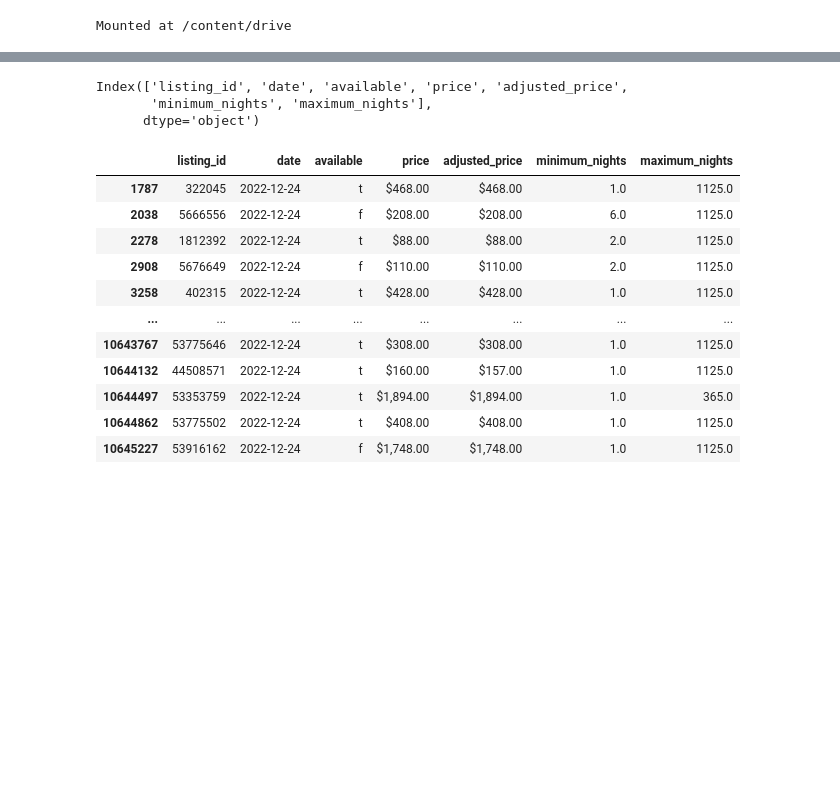
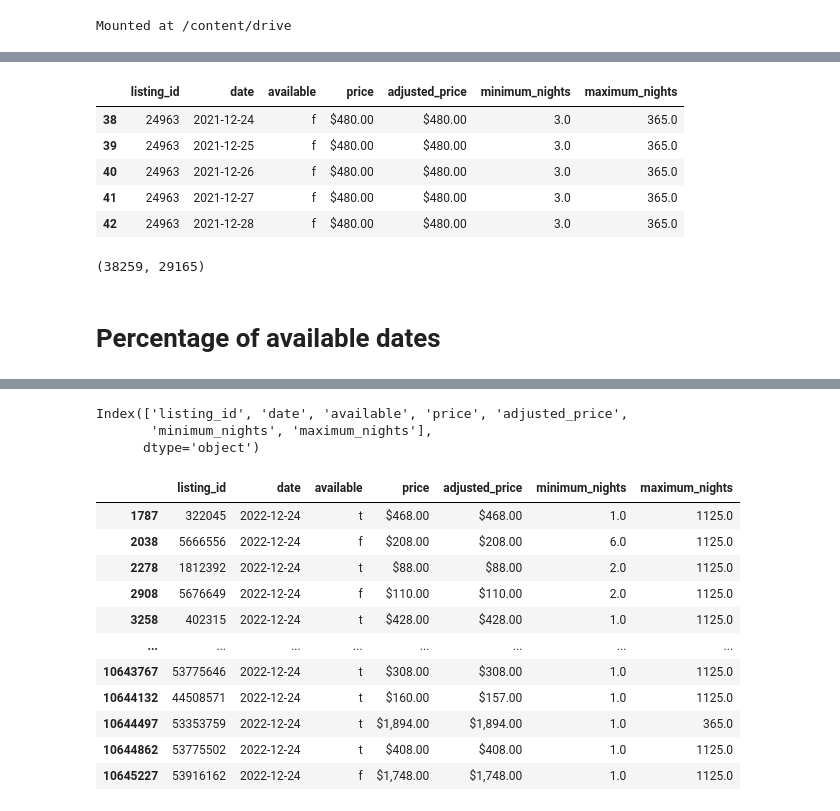
Before and after one commit to anqi-guo/udacity-dsnd-project1, a Jupyter notebook: calendar.ipynb, the cells around one changed output, grey strips where cells are left out. Saved outputs shown, nothing was run; the diff lists cells and outputs as text; code cells hidden in the pictures; blank space fills up the shorter version.

```diff
--- a/calendar.ipynb
+++ b/calendar.ipynb
@@ -15,0 +28,15 @@ df_sh['date'] = pd.to_datetime(df_sh['date'])
+# %%
+df_sh.head()
+# %% [output]
+|  | listing_id | date | available | price | adjusted_price | minimum_nights | maximum_nights |
+| 38 | 24963 | 2021-12-24 | f | $480.00 | $480.00 | 3.0 | 365.0 |
+| 39 | 24963 | 2021-12-25 | f | $480.00 | $480.00 | 3.0 | 365.0 |
+| 40 | 24963 | 2021-12-26 | f | $480.00 | $480.00 | 3.0 | 365.0 |
+| 41 | 24963 | 2021-12-27 | f | $480.00 | $480.00 | 3.0 | 365.0 |
+| 42 | 24963 | 2021-12-28 | f | $480.00 | $480.00 | 3.0 | 365.0 |
+# %%
+df_ny['listing_id'].nunique(), df_sh['listing_id'].nunique()
+# %% [output]
+(38259, 29165)
+# %% [markdown]
+# Percentage of available dates
```
Also changed, not shown: parts of 11 cells of this notebook.
